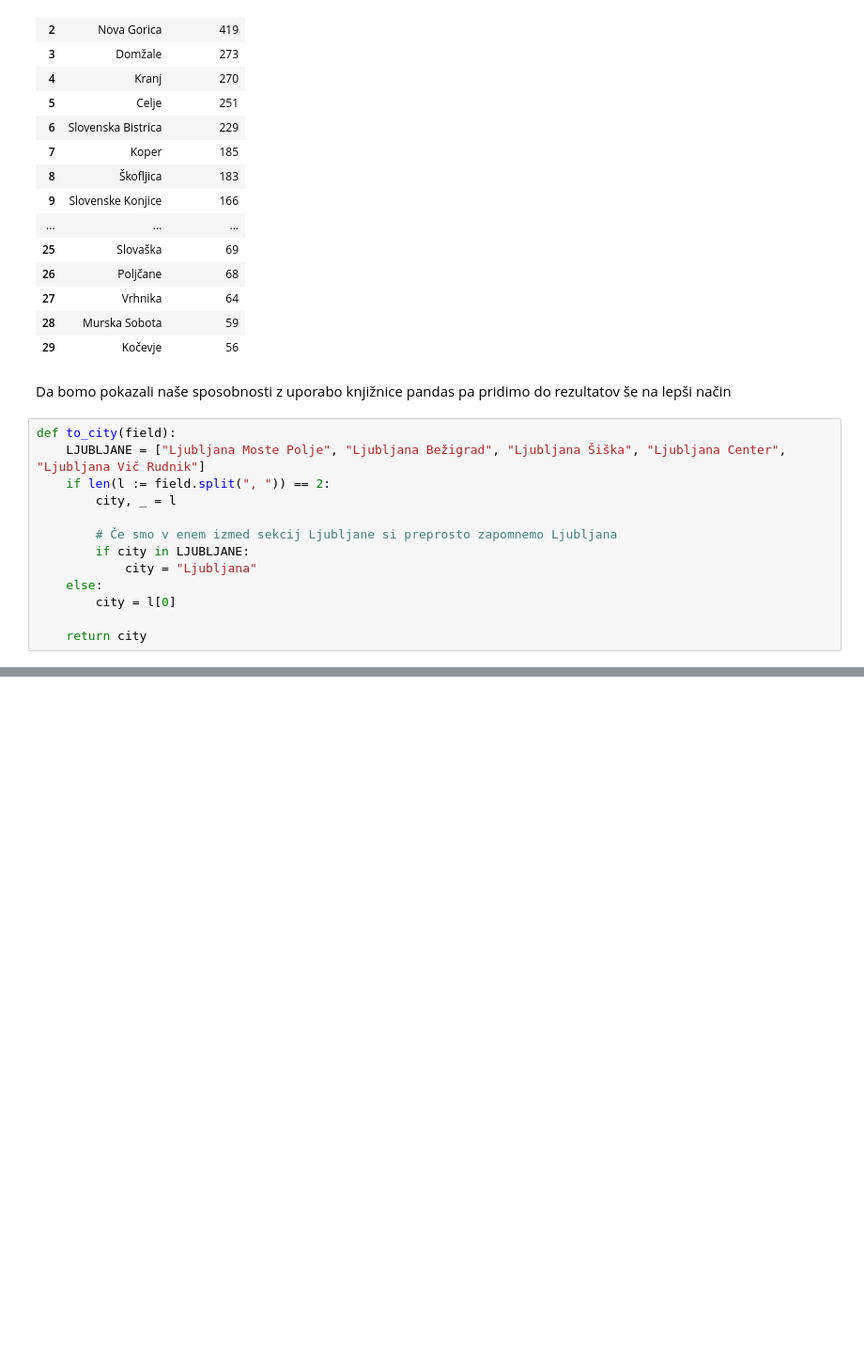
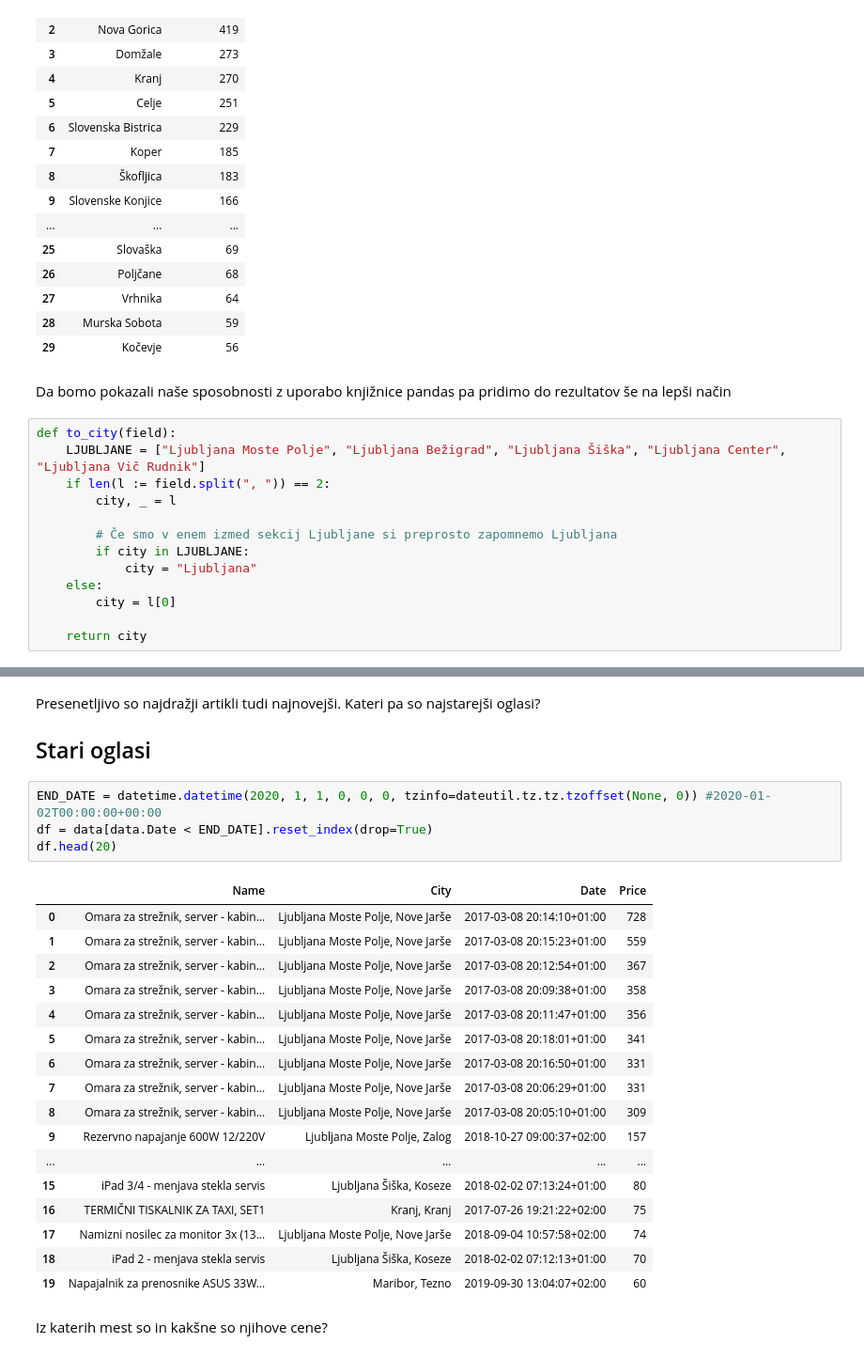
Before and after one commit to JakobPogacnikSouvent/bolha-racunalnistvo-advert-analysis, a Jupyter notebook: analiza.ipynb, the cells around one changed output, grey strips where cells are left out. Shown at 94% size. Saved outputs shown, nothing was run; the diff lists cells and outputs as text; blank space fills up the shorter version.

```diff
--- a/analiza.ipynb
+++ b/analiza.ipynb
@@ -159,0 +201,27 @@ data.groupby("City").size().to_frame(name="N_OF_ADDS").sort_values('N_OF_ADDS',
+# %% [markdown]
+Presenetljivo so najdražji artikli tudi najnovejši. Kateri pa so najstarejši oglasi?
+## Stari oglasi
+# %%
+END_DATE = datetime.datetime(2020, 1, 1, 0, 0, 0, tzinfo=dateutil.tz.tz.tzoffset(None, 0)) #2020-01-02T00:00:00+00:00
+df = data[data.Date < END_DATE].reset_index(drop=True)
+df.head(20)
+# %% [output]
+|  | Name | City | Date | Price |
+| 0 | Omara za strežnik, server - kabin... | Ljubljana Moste Polje, Nove Jarše | 2017-03-08 20:14:10+01:00 | 728 |
+| 1 | Omara za strežnik, server - kabin... | Ljubljana Moste Polje, Nove Jarše | 2017-03-08 20:15:23+01:00 | 559 |
+| 2 | Omara za strežnik, server - kabin... | Ljubljana Moste Polje, Nove Jarše | 2017-03-08 20:12:54+01:00 | 367 |
+| 3 | Omara za strežnik, server - kabin... | Ljubljana Moste Polje, Nove Jarše | 2017-03-08 20:09:38+01:00 | 358 |
+| 4 | Omara za strežnik, server - kabin... | Ljubljana Moste Polje, Nove Jarše | 2017-03-08 20:11:47+01:00 | 356 |
+| 5 | Omara za strežnik, server - kabin... | Ljubljana Moste Polje, Nove Jarše | 2017-03-08 20:18:01+01:00 | 341 |
+| 6 | Omara za strežnik, server - kabin... | Ljubljana Moste Polje, Nove Jarše | 2017-03-08 20:16:50+01:00 | 331 |
+| 7 | Omara za strežnik, server - kabin... | Ljubljana Moste Polje, Nove Jarše | 2017-03-08 20:06:29+01:00 | 331 |
+| 8 | Omara za strežnik, server - kabin... | Ljubljana Moste Polje, Nove Jarše | 2017-03-08 20:05:10+01:00 | 309 |
+| 9 | Rezervno napajanje 600W 12/220V | Ljubljana Moste Polje, Zalog | 2018-10-27 09:00:37+02:00 | 157 |
+| ... | ... | ... | ... | ... |
+| 15 | iPad 3/4 - menjava stekla servis | Ljubljana Šiška, Koseze | 2018-02-02 07:13:24+01:00 | 80 |
+| 16 | TERMIČNI TISKALNIK ZA TAXI, SET1 | Kranj, Kranj | 2017-07-26 19:21:22+02:00 | 75 |
+| 17 | Namizni nosilec za monitor 3x (13... | Ljubljana Moste Polje, Nove Jarše | 2018-09-04 10:57:58+02:00 | 74 |
+| 18 | iPad 2 - menjava stekla servis | Ljubljana Šiška, Koseze | 2018-02-02 07:12:13+01:00 | 70 |
+| 19 | Napajalnik za prenosnike ASUS 33W... | Maribor, Tezno | 2019-09-30 13:04:07+02:00 | 60 |
+# %% [markdown]
+Iz katerih mest so in kakšne so njihove cene?
```
Also changed, not shown: parts of 13 cells of this notebook.
